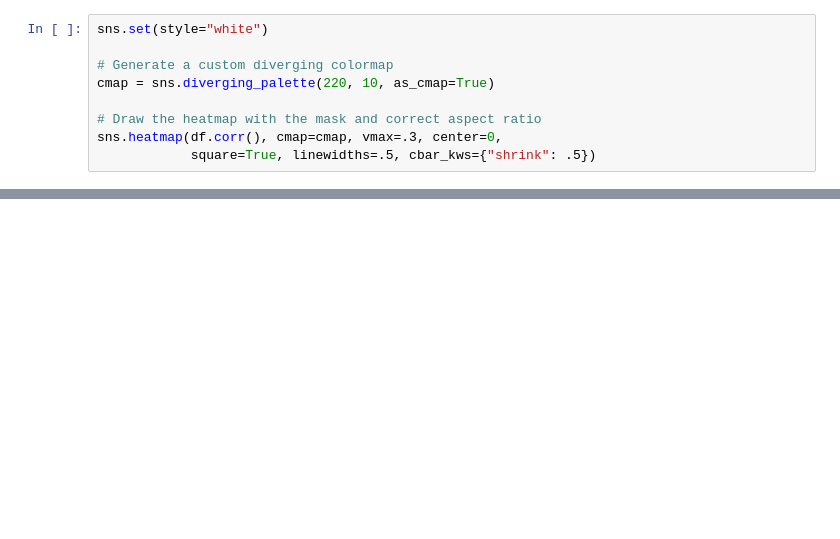
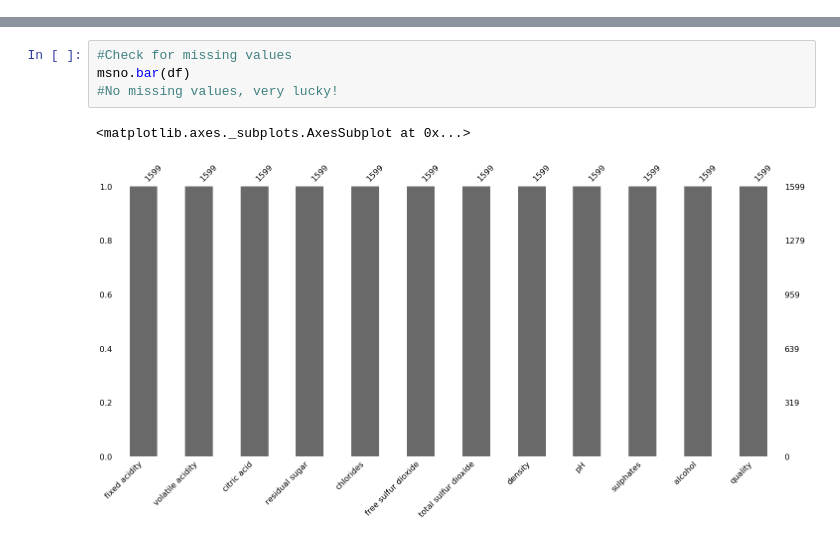
Before and after one commit to Luk390/wine_project, a Jupyter notebook: data_exploration.ipynb, the cells around one changed output, grey strips where cells are left out. Cells and saved outputs as stored; diff of their text form; blank space fills up the shorter version.

```diff
--- a/data_exploration.ipynb
+++ b/data_exploration.ipynb
@@ -15,9 +0,0 @@ df.head()
-# %%
-sns.set(style="white")
-
-# Generate a custom diverging colormap
-cmap = sns.diverging_palette(220, 10, as_cmap=True)
-
-# Draw the heatmap with the mask and correct aspect ratio
-sns.heatmap(df.corr(), cmap=cmap, vmax=.3, center=0,
-            square=True, linewidths=.5, cbar_kws={"shrink": .5})
@@ -58,0 +21,7 @@ for i in df_most_corr:
+# %%
+#Check for missing values
+msno.bar(df)
+#No missing values, very lucky!
+# %% [output]
+<matplotlib.axes._subplots.AxesSubplot at 0x...>
+[figure, added]
```
Also changed, not shown: parts of 22 cells of this notebook, 1 other file.
